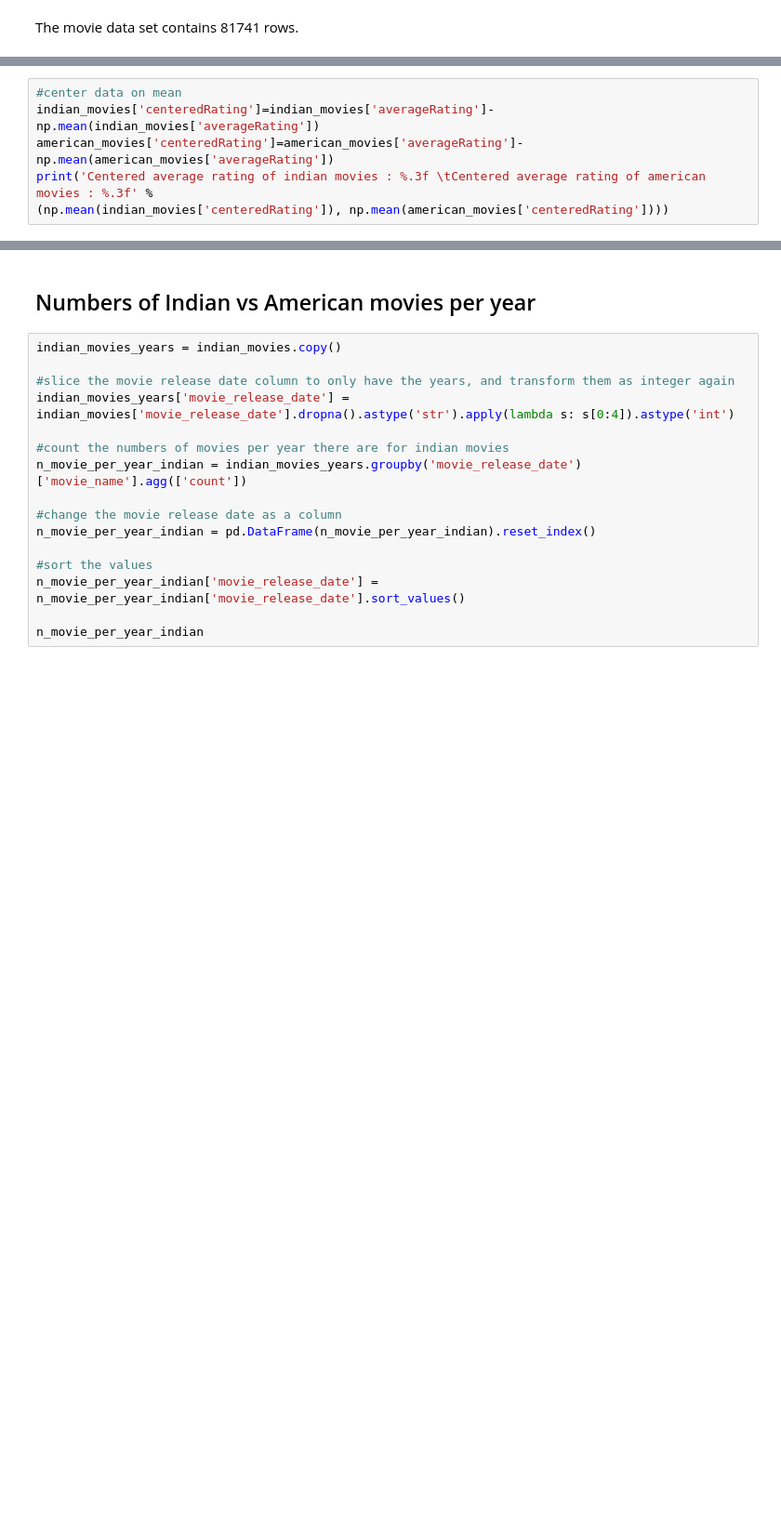
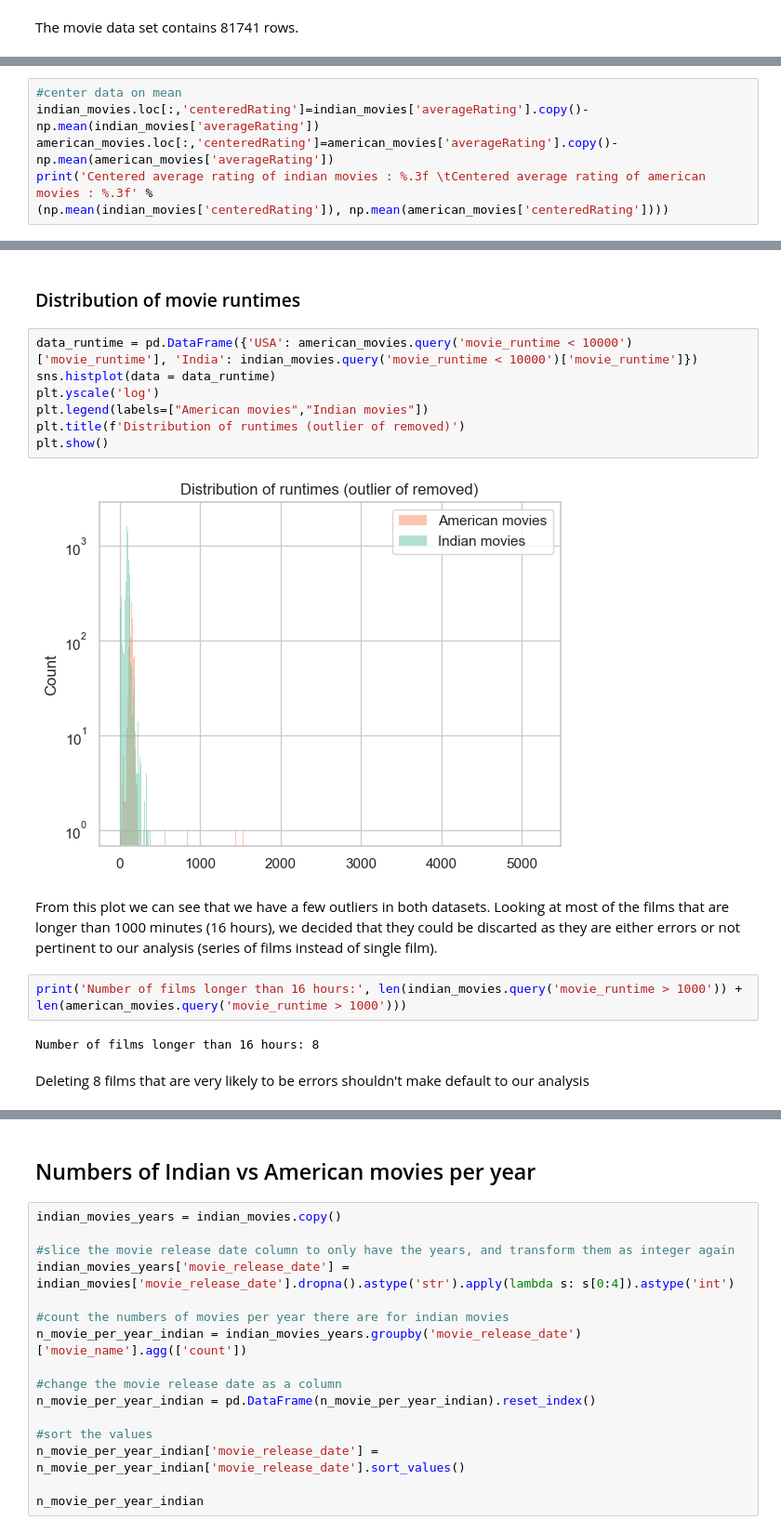
Before and after one commit to epfl-ada/ada-2022-project-badaboom, a Jupyter notebook: P2.ipynb, the cells around one changed output, grey strips where cells are left out. Shown at 93% size. Saved outputs shown, nothing was run; the diff lists cells and outputs as text; blank space fills up the shorter version.

Commit message:
commit actor analysis

```diff
--- a/P2.ipynb
+++ b/P2.ipynb
@@ -84,6 +210,6 @@ print('P-value for normality test of american movies : %.3f \tP-value for normal
 # %%
 #center data on mean
-indian_movies['centeredRating']=indian_movies['averageRating']-np.mean(indian_movies['averageRating'])
-american_movies['centeredRating']=american_movies['averageRating']-np.mean(american_movies['averageRating'])
+indian_movies.loc[:,'centeredRating']=indian_movies['averageRating'].copy()-np.mean(indian_movies['averageRating'])
+american_movies.loc[:,'centeredRating']=american_movies['averageRating'].copy()-np.mean(american_movies['averageRating'])
 print('Centered average rating of indian movies : %.3f \tCentered average rating of american movies : %.3f' %
 (np.mean(indian_movies['centeredRating']), np.mean(american_movies['centeredRating'])))
@@ -91,0 +231,19 @@ indian_movies.head()
+# %% [markdown]
+### Distribution of movie runtimes
+# %%
+data_runtime = pd.DataFrame({'USA': american_movies.query('movie_runtime < 10000')['movie_runtime'], 'India': indian_movies.query('movie_runtime < 10000')['movie_runtime']})
+sns.histplot(data = data_runtime)
+plt.yscale('log')
+plt.legend(labels=["American movies","Indian movies"])
+plt.title(f'Distribution of runtimes (outlier of removed)')
+plt.show()
+# %% [output]
+[figure, added]
+# %% [markdown]
+From this plot we can see that we have a few outliers in both datasets. Looking at most of the films that are longer than 1000 minutes (16 hours), we decided that they could be discarted as they are either errors or not pertinent to our analysis (series of films instead of single film).
+# %%
+print('Number of films longer than 16 hours:', len(indian_movies.query('movie_runtime > 1000')) + len(american_movies.query('movie_runtime > 1000')))
+# %% [output]
+Number of films longer than 16 hours: 8
+# %% [markdown]
+Deleting 8 films that are very likely to be errors shouldn't make default to our analysis
```
Also changed, not shown: parts of 137 cells of this notebook, 1 other file.
